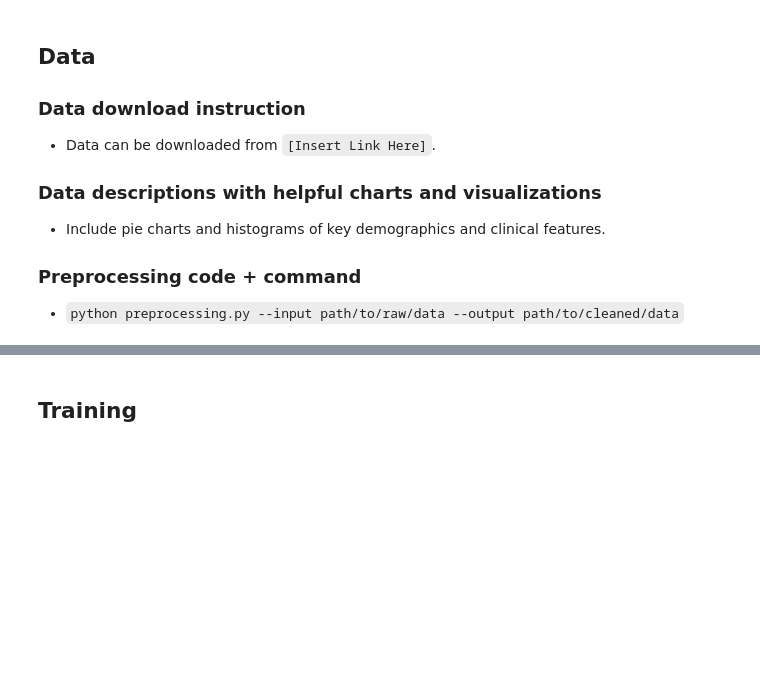
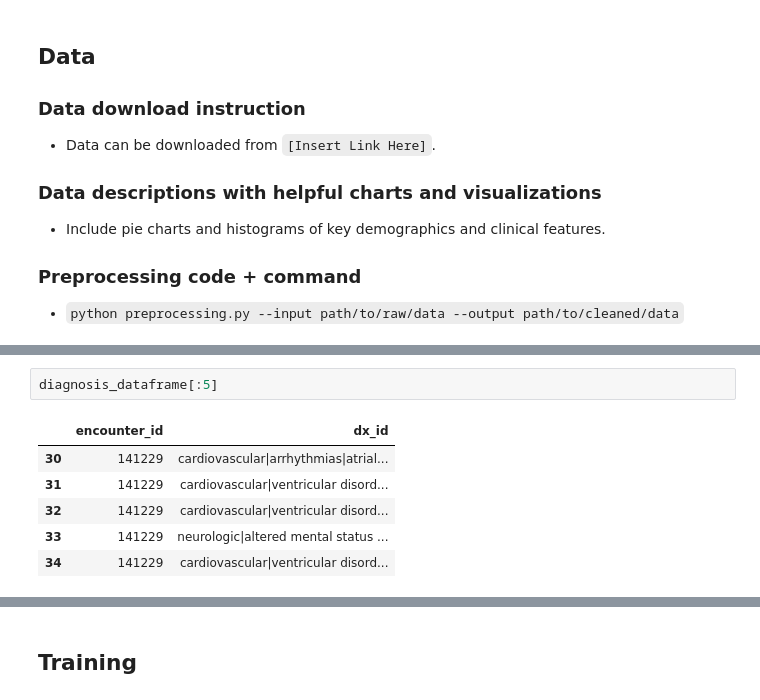
Before and after one commit to Alexuiuc/paperReplicateForDHL, a Jupyter notebook: DL4H_Team_137_py3_pytorch.ipynb, the cells around one changed output, grey strips where cells are left out. Drawn from its saved outputs; the diff is of its cells as text; blank space fills up the shorter version.

```diff
--- a/DL4H_Team_137_py3_pytorch.ipynb
+++ b/DL4H_Team_137_py3_pytorch.ipynb
@@ -56,0 +210,9 @@ The scope of this reproducibility study focuses on verifying the results claimed
+# %%
+diagnosis_dataframe[:5]
+# %% [output]
+|  | encounter_id | dx_id |
+| 30 | 141229 | cardiovascular|arrhythmias|atrial... |
+| 31 | 141229 | cardiovascular|ventricular disord... |
+| 32 | 141229 | cardiovascular|ventricular disord... |
+| 33 | 141229 | neurologic|altered mental status ... |
+| 34 | 141229 | cardiovascular|ventricular disord... |
```
Also changed, not shown: parts of 48 cells of this notebook.
